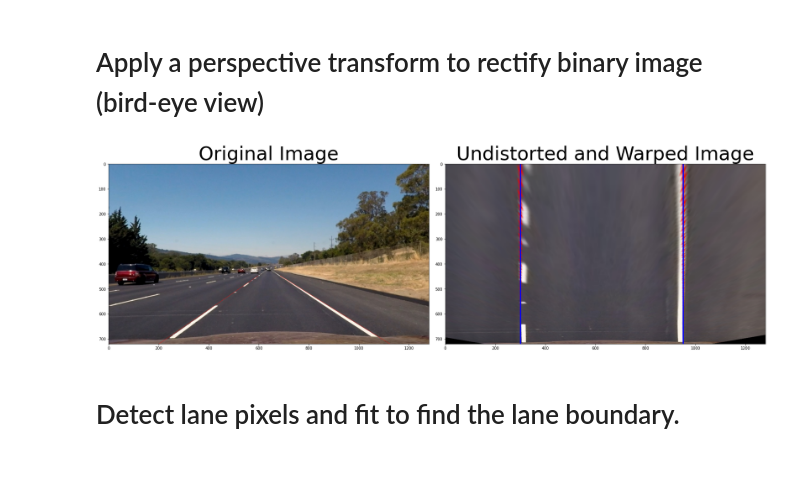
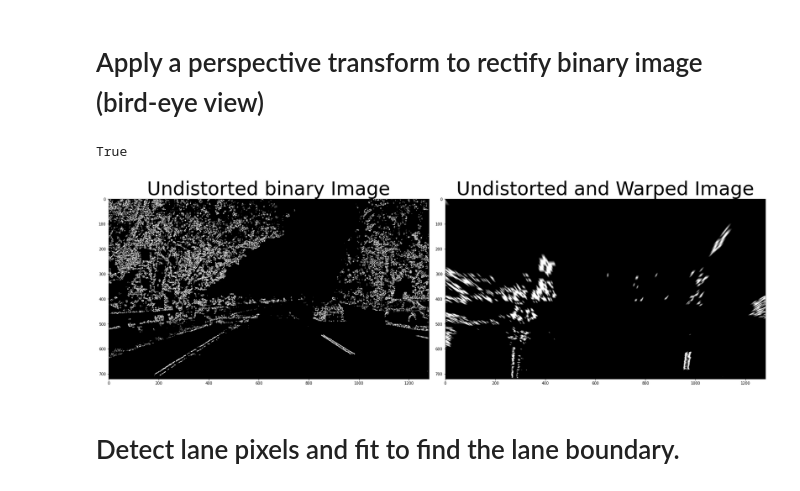
Before and after one commit to NicoBenndorf/Advanced-Lane-Detection, a Jupyter notebook: P2_CarND-Advanced-Lane-Lines.ipynb, the cells around one changed output. Saved outputs shown, nothing was run; the diff lists cells and outputs as text; code cells hidden in the pictures.

```diff
--- a/P2_CarND-Advanced-Lane-Lines.ipynb
+++ b/P2_CarND-Advanced-Lane-Lines.ipynb
@@ -59,7 +62,7 @@ ret, mtx, dist, rvecs, tvecs  = cv2.calibrateCamera(objpoints, imgpoints, img_ca
 # Apply distortion correction
 # %%
 # load input image
-img_input = plt.imread('test_images/straight_lines2.jpg')
+img_input = plt.imread('test_images/test5.jpg')
 
 # undistort camera images
 img_undist = cv2.undistort(img_input, mtx, dist, None, mtx)
@@ -202,45 +205,49 @@ def corners_unwarp(img, nx, ny, mtx, dist):
          # corners that were automatically detected during the undistortion steps
          #We recommend using the automatic detection of corners in your code
 #     src = np.float32([[corners[0][0][0],corners[0][0][1]],[corners[nx-1][0][0],corners[nx-1][0][1]],[corners[nx*(ny-1)][0][0],corners[nx*(ny-1)][0][1]],[corners[nx*ny-1][0][0],corners[nx*ny-1][0][1]]])
-    src = np.float32([[200,img.shape[0]],[597,447],[685,447],[1124,img.shape[0]]])
+    src = np.float32([[200,img.shape[0]],[597,447],[686,447],[1124,img.shape[0]]])
 #     src = np.float32([[177,img.shape[0]],[595,447],[685,447],[1124,img.shape[0]]])
     # c) define 4 destination points dst = np.float32([[,],[,],[,],[,]])
 #     dx = dst_img.shape[1]/(nx+1)*nx
 #     dy = dst_img.shape[0]/(nx+1)*nx
 #     x = dst_img.shape[1]/(nx+1)/2
 #     y = dst_img.shape[0]/(nx+1)/2
 #     dst = np.float32([[x,y],[x+dx,y],[x,y+dy],[x+dx,y+dy]])
 #     dst = np.float32([[0,img.shape[0]],[0,0],[img.shape[1],0],[img.shape[1],img.shape[0]]])
     dst = np.float32([[300,img.shape[0]],[300,0],[950,0],[950,img.shape[0]]])
 #     dst = np.float32([[177,img.shape[0]],[177,0],[1124,0],[1124,img.shape[0]]])
     # d) use cv2.getPerspectiveTransform() to get M, the transform matrix
     M =  cv2.getPerspectiveTransform(src, dst)
+    Minv = cv2.getPerspectiveTransform(dst, src)
     # e) use cv2.warpPerspective() to warp your image to a top-down view
     warped = cv2.warpPerspective(img, M, img.shape[1::-1], flags=cv2.INTER_LINEAR)
     #delete the next two lines
     # M = None
     # warped = np.copy(transformed_dst)
-    draw_line(warped, 300,img_undist.shape[0], 300,0, [0, 0, 255])
-    draw_line(warped, 950,img_undist.shape[0], 950,0, [0, 0, 255])
+#     draw_line(warped, 312,img_undist.shape[0], 312,0, [255, 255, 255], 3)
+#     draw_line(warped, 940,img_undist.shape[0], 940,0, [255, 255, 255], 3)
 
-    return warped, M
+    return warped, M, Minv
 
 def draw_line(img, x1, y1, x2, y2, color=[255, 0, 0], thickness=3):
     return cv2.line(img, (x1, y1), (x2, y2), color, thickness)
 
 # draw lines for correction
-draw_line(img_undist, 200,img_undist.shape[0], 597,447,thickness=1)
-draw_line(img_undist, 685,447, 1124,img_undist.shape[0],thickness=1)
+# draw_line(img_undist, 200,img_undist.shape[0], 597,447,thickness=1)
+# draw_line(img_undist, 685,447, 1124,img_undist.shape[0],thickness=1)
 
-top_down, perspective_M = corners_unwarp(img_undist, nx, ny, mtx, dist)
+binary_warped, perspective_M, perspective_Minv = corners_unwarp(combined_binary, nx, ny, mtx, dist)
 f, (ax1, ax2) = plt.subplots(1, 2, figsize=(24, 9))
 f.tight_layout()
-ax1.imshow(img_undist, cmap='gray')
-ax1.set_title('Original Image', fontsize=50)
-ax2.imshow(top_down, cmap='gray')
+ax1.imshow(combined_binary, cmap='gray')
+ax1.set_title('Undistorted binary Image', fontsize=50)
+ax2.imshow(binary_warped, cmap='gray')
 ax2.set_title('Undistorted and Warped Image', fontsize=50)
 plt.subplots_adjust(left=0., right=1, top=0.9, bottom=0.)
+
+cv2.imwrite("output_images/binary_warped.jpg", binary_warped)
 # %% [output]
+True
-[figure, old version]
+[figure, new version]
 # %% [markdown]
 # Detect lane pixels and fit to find the lane boundary.
```
Also changed, not shown: parts of 10 cells of this notebook.
